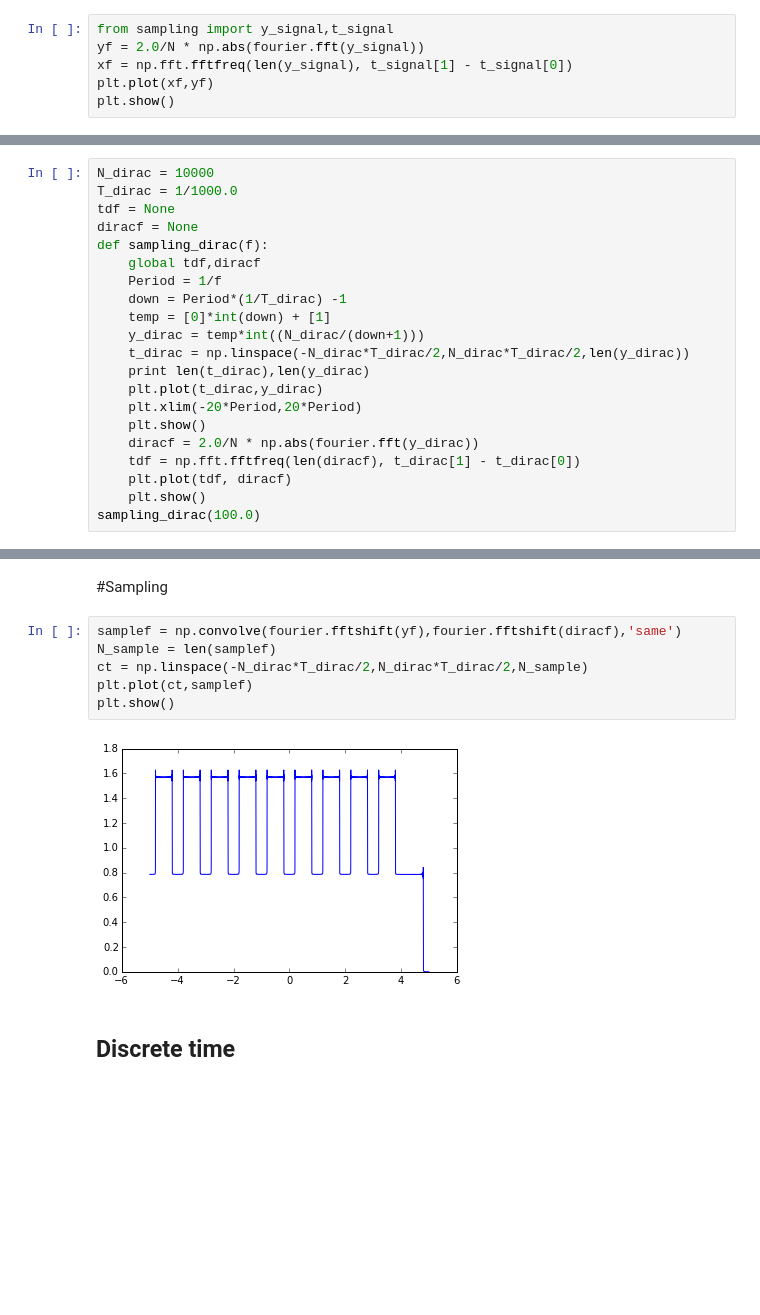
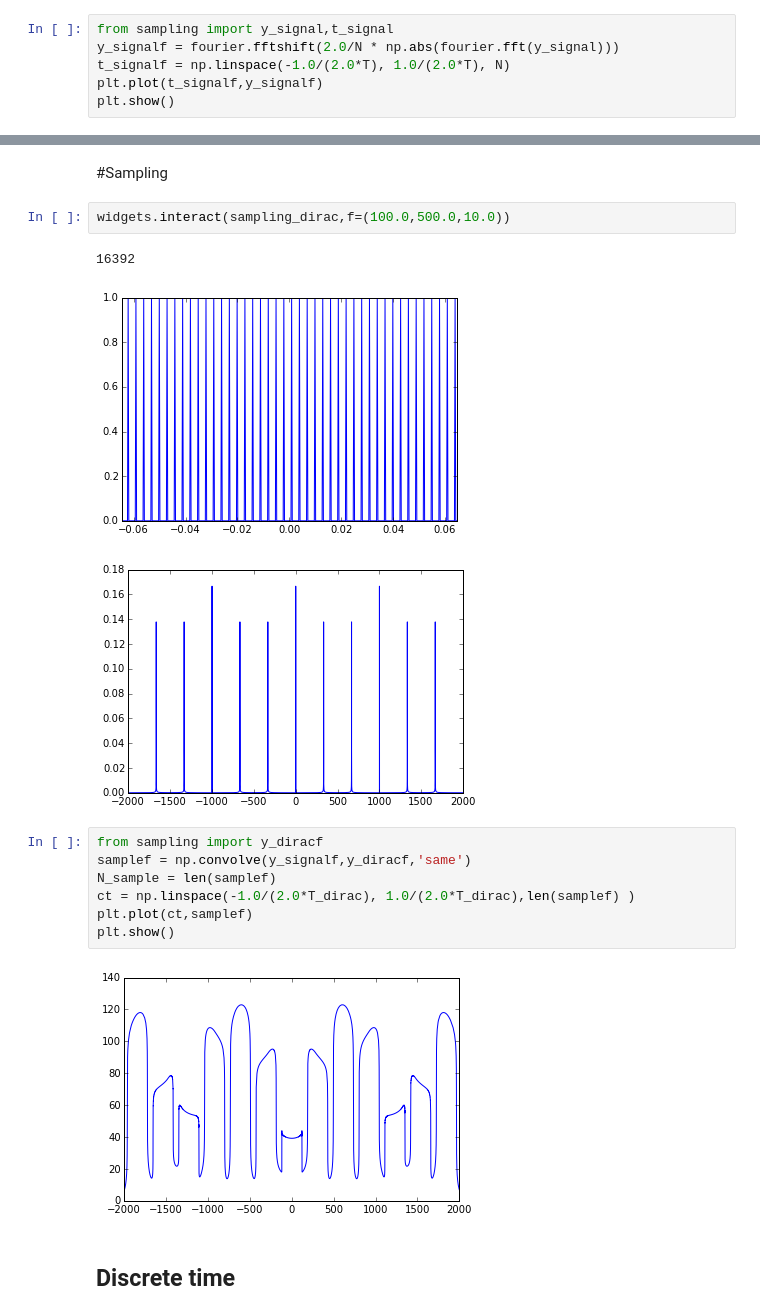
Before and after one commit to claesenm/kul-systeemtheorie, a Jupyter notebook: notebooks/Sampling.ipynb, the cells around one changed output, grey strips where cells are left out. Drawn from its saved outputs; the diff is of its cells as text; blank space fills up the shorter version.

```diff
--- a/notebooks/Sampling.ipynb
+++ b/notebooks/Sampling.ipynb
@@ -34,8 +29,8 @@ display(box)
 ## Fourier Transform
 # %%
 from sampling import y_signal,t_signal
-yf = 2.0/N * np.abs(fourier.fft(y_signal))
-xf = np.fft.fftfreq(len(y_signal), t_signal[1] - t_signal[0])
-plt.plot(xf,yf)
+y_signalf = fourier.fftshift(2.0/N * np.abs(fourier.fft(y_signal)))
+t_signalf = np.linspace(-1.0/(2.0*T), 1.0/(2.0*T), N)
+plt.plot(t_signalf,y_signalf)
 plt.show()
 # %% [output]
@@ -43,23 +38,2 @@ plt.show()
 # %% [markdown]
 ## Sampling speed
-# %%
-N_dirac = 10000
-T_dirac = 1/1000.0
-tdf = None
-diracf = None
-def sampling_dirac(f):
-    global tdf,diracf
-    Period = 1/f
-    down = Period*(1/T_dirac) -1
-    temp = [0]*int(down) + [1]
-    y_dirac = temp*int((N_dirac/(down+1)))
-    t_dirac = np.linspace(-N_dirac*T_dirac/2,N_dirac*T_dirac/2,len(y_dirac))
-    print len(t_dirac),len(y_dirac)
-    plt.plot(t_dirac,y_dirac)
-    plt.xlim(-20*Period,20*Period)
-    plt.show()
-    diracf = 2.0/N * np.abs(fourier.fft(y_dirac))
-    tdf = np.fft.fftfreq(len(diracf), t_dirac[1] - t_dirac[0])
-    plt.plot(tdf, diracf)
-    plt.show()
-sampling_dirac(100.0)
@@ -70,12 +40,19 @@ sampling_dirac(100.0)
 # %% [markdown]
 #Sampling
+# %%
+widgets.interact(sampling_dirac,f=(100.0,500.0,10.0))
+# %% [output]
+16392
+[figure, added]
+[figure, added]
 # %%
-samplef = np.convolve(fourier.fftshift(yf),fourier.fftshift(diracf),'same')
+from sampling import y_diracf
+samplef = np.convolve(y_signalf,y_diracf,'same')
 N_sample = len(samplef)
-ct = np.linspace(-N_dirac*T_dirac/2,N_dirac*T_dirac/2,N_sample)
+ct = np.linspace(-1.0/(2.0*T_dirac), 1.0/(2.0*T_dirac),len(samplef) )
 plt.plot(ct,samplef)
 plt.show()
 # %% [output]
-[figure, old version]
+[figure, new version]
 # %% [markdown]
 ## Discrete time
```
Also changed, not shown: parts of 8 cells of this notebook, 4 other files.
